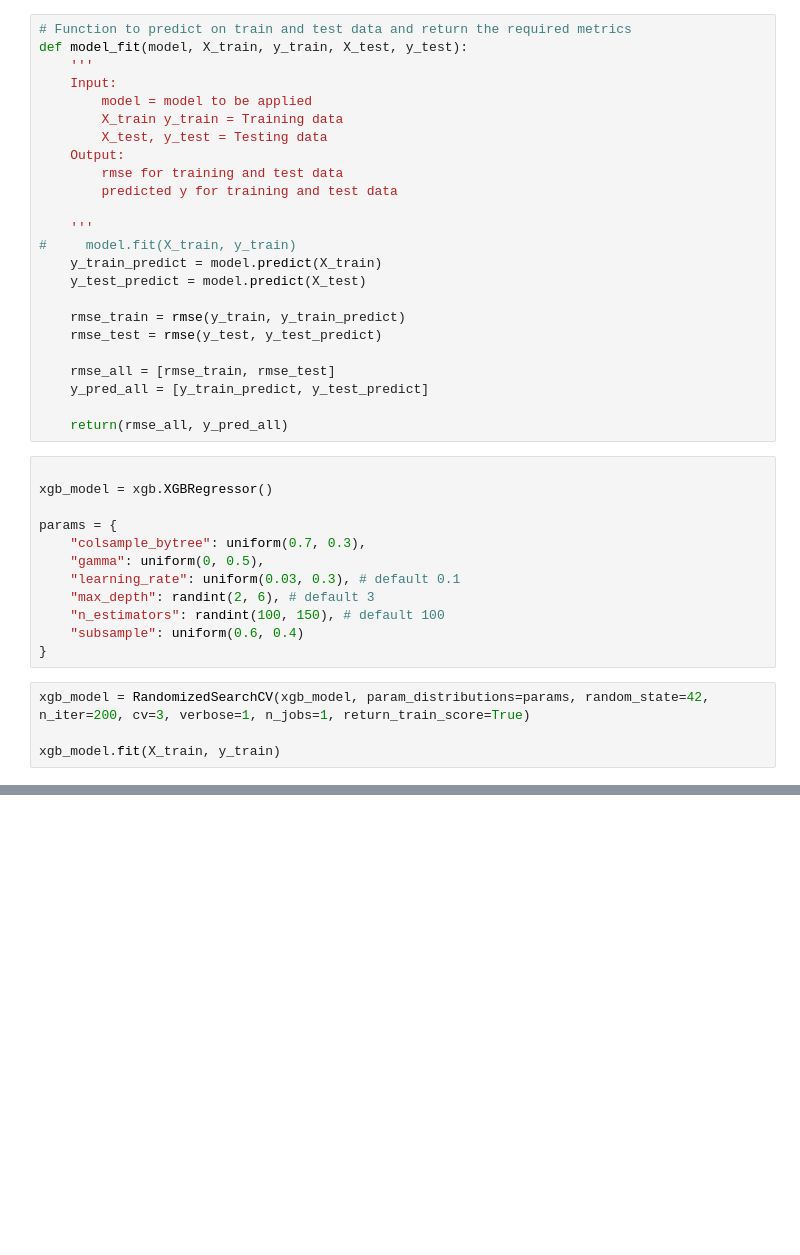
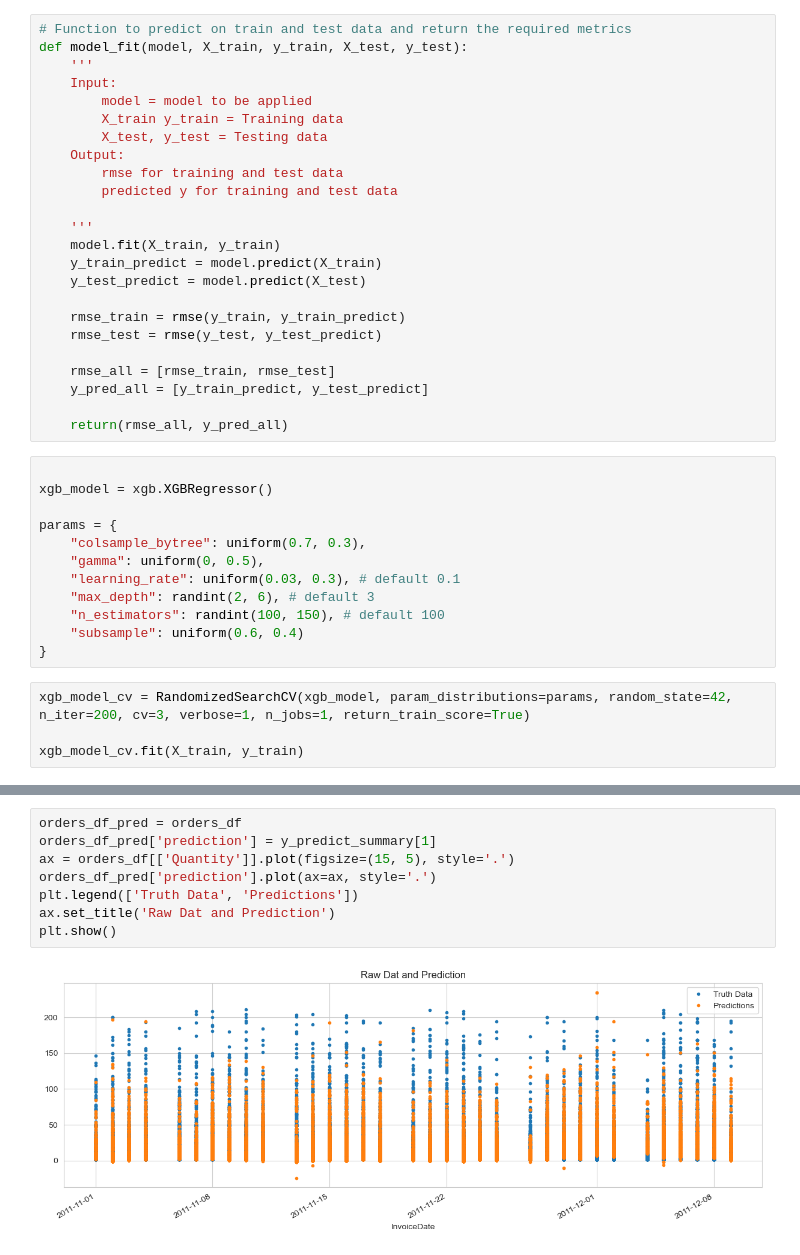
Before and after one commit to Ahmed-Ashraf-Marzouk/Elzoboon-CRM, a Jupyter notebook: Sales_forecasting/XGboost.ipynb, the cells around one changed output, grey strips where cells are left out. Cells and saved outputs as stored; diff of their text form; blank space fills up the shorter version.

```diff
--- a/Sales_forecasting/XGboost.ipynb
+++ b/Sales_forecasting/XGboost.ipynb
@@ -65,7 +65,7 @@ def model_fit(model, X_train, y_train, X_test, y_test):
         predicted y for training and test data
 
     '''
-#     model.fit(X_train, y_train)
+    model.fit(X_train, y_train)
     y_train_predict = model.predict(X_train)
     y_test_predict = model.predict(X_test)
 
@@ -89,6 +89,6 @@ params = {
     "subsample": uniform(0.6, 0.4)
 }
 # %%
-xgb_model = RandomizedSearchCV(xgb_model, param_distributions=params, random_state=42, n_iter=200, cv=3, verbose=1, n_jobs=1, return_train_score=True)
+xgb_model_cv = RandomizedSearchCV(xgb_model, param_distributions=params, random_state=42, n_iter=200, cv=3, verbose=1, n_jobs=1, return_train_score=True)
 
-xgb_model.fit(X_train, y_train)
+xgb_model_cv.fit(X_train, y_train)
@@ -94,0 +130,10 @@ xgb_model.fit(X_train, y_train)
+# %%
+orders_df_pred = orders_df
+orders_df_pred['prediction'] = y_predict_summary[1]
+ax = orders_df[['Quantity']].plot(figsize=(15, 5), style='.')
+orders_df_pred['prediction'].plot(ax=ax, style='.')
+plt.legend(['Truth Data', 'Predictions'])
+ax.set_title('Raw Dat and Prediction')
+plt.show()
+# %% [output]
+[figure, added]
```
Also changed, not shown: parts of 5 cells of this notebook, 6 other files.
